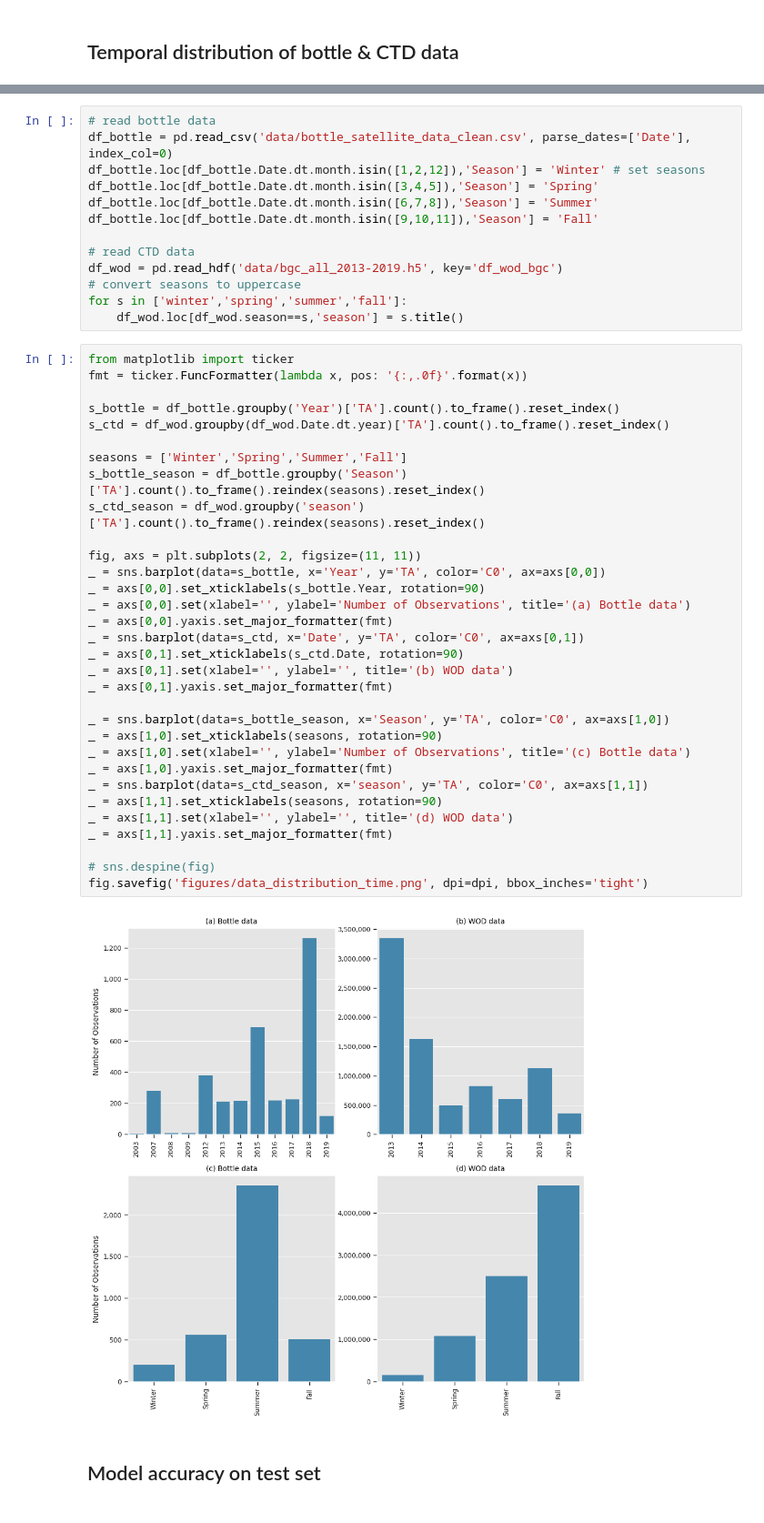
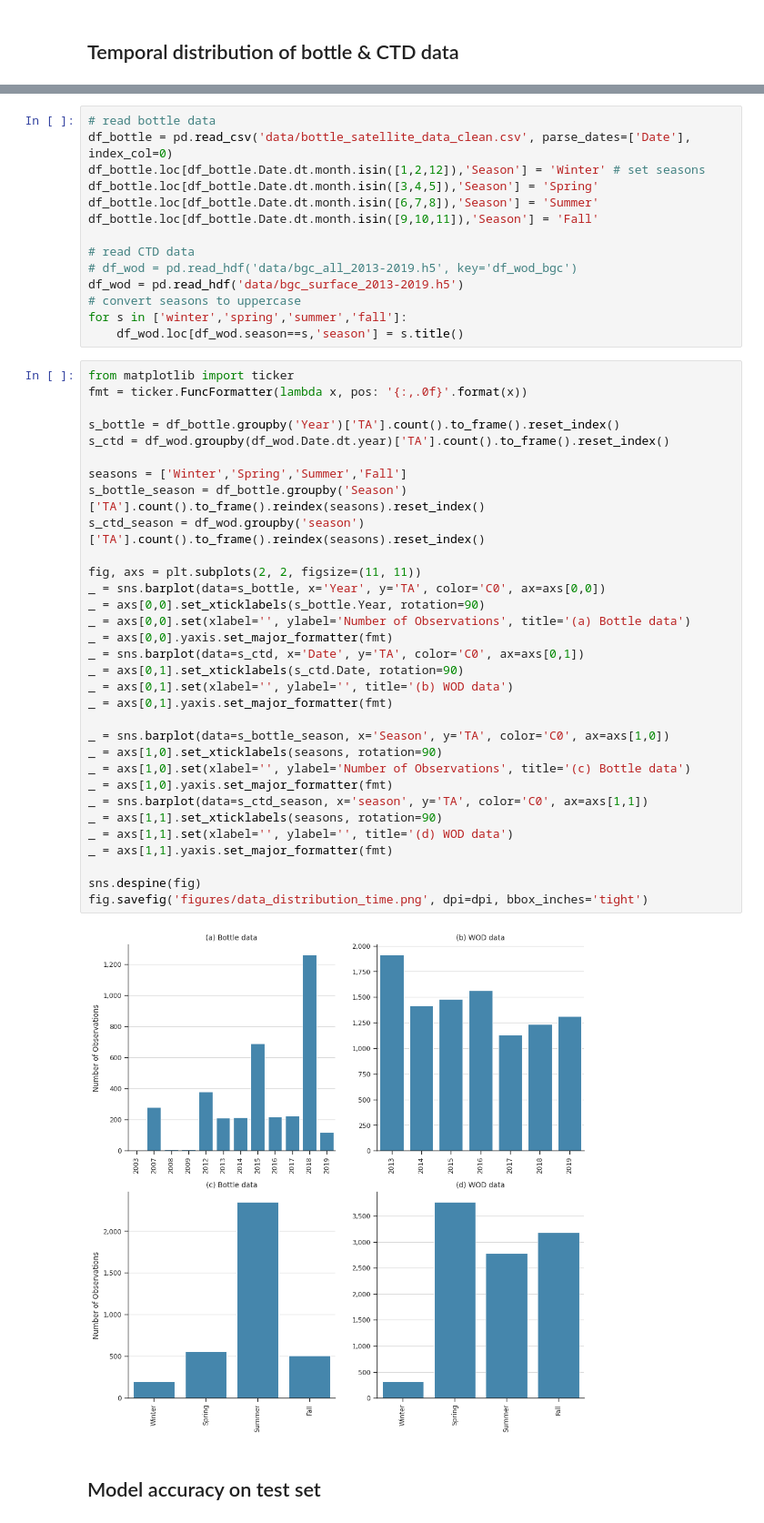
Before and after one commit to WHOIGit/nelme-bottom-water-bgc, a Jupyter notebook: manuscript_figures.ipynb, the cells around one changed output, grey strips where cells are left out. Shown at 91% size. Cells and saved outputs as stored; diff of their text form.

Commit message:
Updated plots

```diff
--- a/manuscript_figures.ipynb
+++ b/manuscript_figures.ipynb
@@ -30,7 +33,8 @@ df_bottle.loc[df_bottle.Date.dt.month.isin([6,7,8]),'Season'] = 'Summer'
 df_bottle.loc[df_bottle.Date.dt.month.isin([9,10,11]),'Season'] = 'Fall'
 
 # read CTD data
-df_wod = pd.read_hdf('data/bgc_all_2013-2019.h5', key='df_wod_bgc')
+# df_wod = pd.read_hdf('data/bgc_all_2013-2019.h5', key='df_wod_bgc')
+df_wod = pd.read_hdf('data/bgc_surface_2013-2019.h5')
 # convert seasons to uppercase
 for s in ['winter','spring','summer','fall']:
     df_wod.loc[df_wod.season==s,'season'] = s.title()
@@ -39,35 +43,35 @@ from matplotlib import ticker
 fmt = ticker.FuncFormatter(lambda x, pos: '{:,.0f}'.format(x))
 
 s_bottle = df_bottle.groupby('Year')['TA'].count().to_frame().reset_index()
 s_ctd = df_wod.groupby(df_wod.Date.dt.year)['TA'].count().to_frame().reset_index()
 
 seasons = ['Winter','Spring','Summer','Fall']
 s_bottle_season = df_bottle.groupby('Season')['TA'].count().to_frame().reindex(seasons).reset_index()
 s_ctd_season = df_wod.groupby('season')['TA'].count().to_frame().reindex(seasons).reset_index()
 
 fig, axs = plt.subplots(2, 2, figsize=(11, 11))
 _ = sns.barplot(data=s_bottle, x='Year', y='TA', color='C0', ax=axs[0,0])
 _ = axs[0,0].set_xticklabels(s_bottle.Year, rotation=90)
 _ = axs[0,0].set(xlabel='', ylabel='Number of Observations', title='(a) Bottle data')
 _ = axs[0,0].yaxis.set_major_formatter(fmt)
 _ = sns.barplot(data=s_ctd, x='Date', y='TA', color='C0', ax=axs[0,1])
 _ = axs[0,1].set_xticklabels(s_ctd.Date, rotation=90)
 _ = axs[0,1].set(xlabel='', ylabel='', title='(b) WOD data')
 _ = axs[0,1].yaxis.set_major_formatter(fmt)
 
 _ = sns.barplot(data=s_bottle_season, x='Season', y='TA', color='C0', ax=axs[1,0])
 _ = axs[1,0].set_xticklabels(seasons, rotation=90)
 _ = axs[1,0].set(xlabel='', ylabel='Number of Observations', title='(c) Bottle data')
 _ = axs[1,0].yaxis.set_major_formatter(fmt)
 _ = sns.barplot(data=s_ctd_season, x='season', y='TA', color='C0', ax=axs[1,1])
 _ = axs[1,1].set_xticklabels(seasons, rotation=90)
 _ = axs[1,1].set(xlabel='', ylabel='', title='(d) WOD data')
 _ = axs[1,1].yaxis.set_major_formatter(fmt)
 
-# sns.despine(fig)
+sns.despine(fig)
 fig.savefig('figures/data_distribution_time.png', dpi=dpi, bbox_inches='tight')
 # %% [output]
-[figure, old version]
+[figure, new version]
 # %% [markdown]
 ## Model accuracy on test set
 # %%
```
Also changed, not shown: parts of 13 cells of this notebook, 7 other files.
